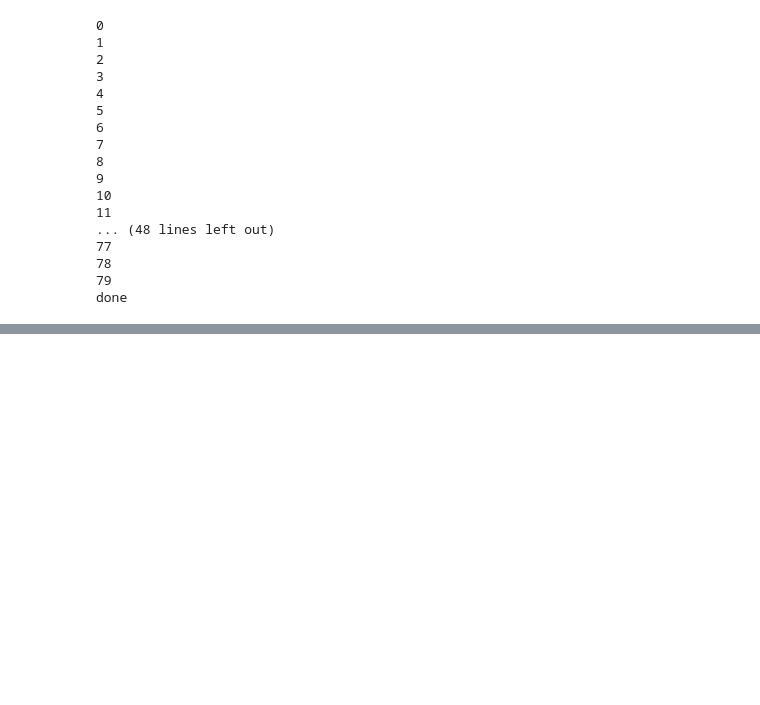
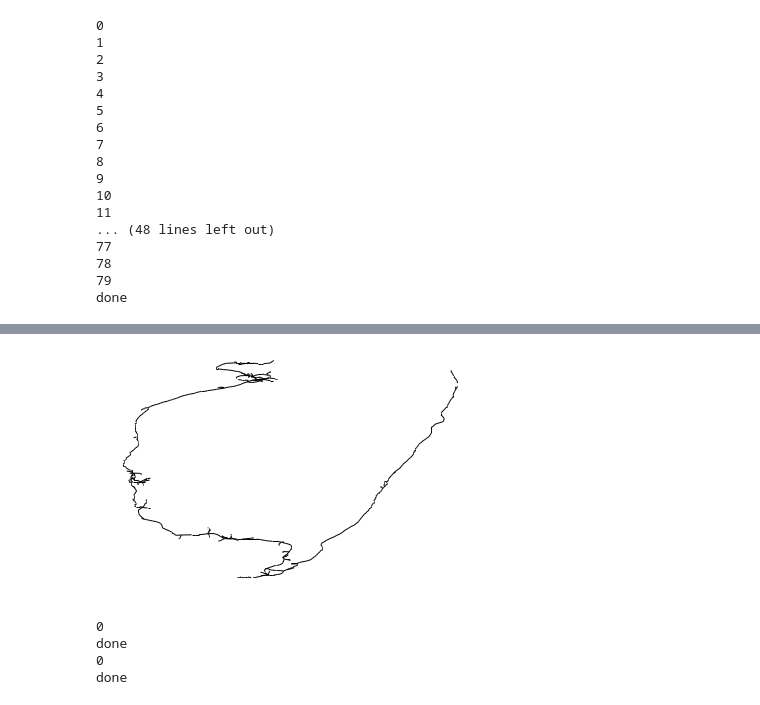
Before and after one commit to BonsaiNet/Actual-Tree, a Jupyter notebook: branchFeatures.ipynb, the cells around one changed output, grey strips where cells are left out. Cells and saved outputs as stored; diff of their text form; code cells hidden in the pictures; blank space fills up the shorter version.

```diff
--- a/branchFeatures.ipynb
+++ b/branchFeatures.ipynb
@@ -78,0 +159,23 @@ done
+# %%
+indC = np.where(neurons['Experimental Condition']=='Control')[0]
+indD = np.where(neurons['Species Name']=='drosophila melanogaster')[0]
+indO = np.where(neurons['Primary Brain Region']=='optic Lobe')[0]
+indP = np.where(neurons['Primary Brain Region']=='protocerebrum')[0]
+swcO = [0] * 7099
+swcP = [0] * 8890
+
+counter = 0
+for i in range(0,len(indD)) :
+    if np.any(indC[:] == indD[i]) & np.any(indO[:] == indD[i]) :
+        swcO[counter] = neurons['swc'][indD[i]]
+        counter += 1
+
+counter = 0
+for i in range(0,len(indD)) :
+    if np.any(indC[:] == indD[i]) & np.any(indP[:] == indD[i]) :
+        swcP[counter] = neurons['swc'][indD[i]]
+        counter += 1
+# %%
+McNeuron.visualize.plot_2D(swcP[7653])
+# %% [output]
+[figure, added]
@@ -78,0 +193,13 @@ done
+# %%
+size = 80
+randO = np.linspace(0,len(swcO)-1,len(swcO))
+randP = np.linspace(0,len(swcP)-1,len(swcP))
+neuronO,randO = getNeurons(swcO, size, randO)
+neuronP,randP = getNeurons(swcP, size, randP)
+neuronO = np.vstack(neuronO)
+neuronP = np.vstack(neuronP)
+# %% [output]
+0
+done
+0
+done
```
Also changed, not shown: parts of 28 cells of this notebook, 2 other files.
